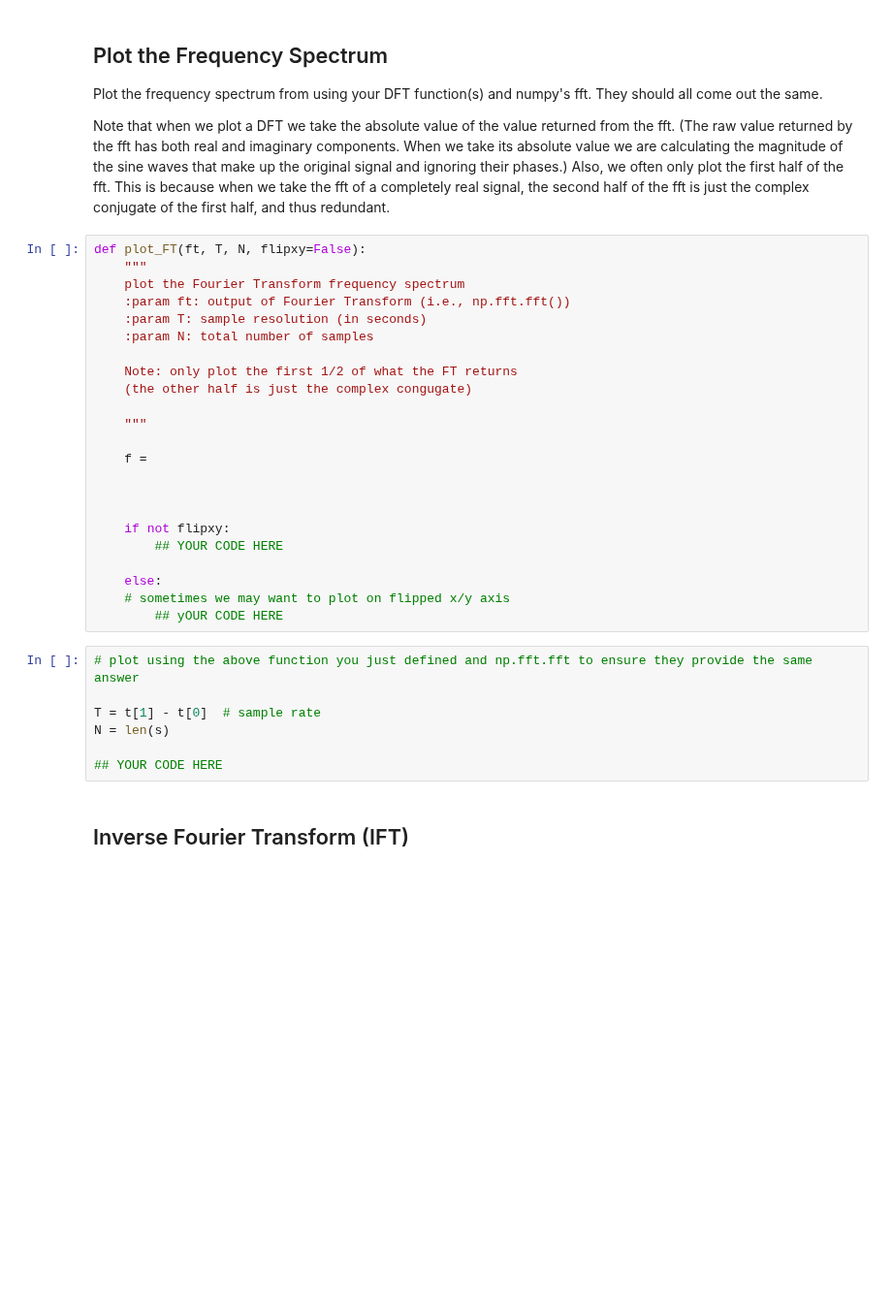
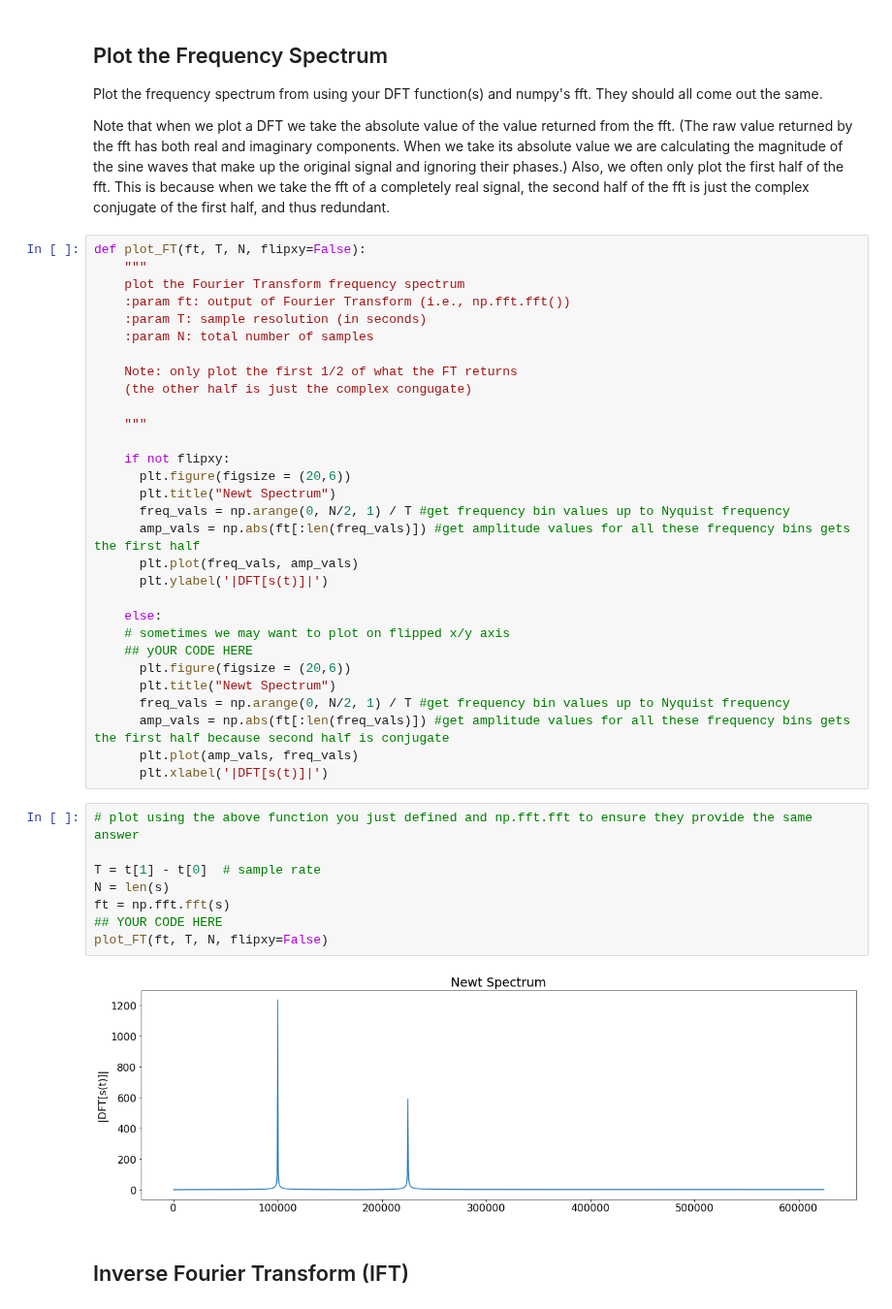
Before and after one commit to anaaparamesh/Week2_Public, a Jupyter notebook: Notebooks/03_FourierTransforms/FourierTransforms_Exercises.ipynb, the cells around one changed output. Shown at 97% size. Cells and saved outputs as stored; diff of their text form; blank space fills up the shorter version.

```diff
--- a/Notebooks/03_FourierTransforms/FourierTransforms_Exercises.ipynb
+++ b/Notebooks/03_FourierTransforms/FourierTransforms_Exercises.ipynb
@@ -86,23 +129,33 @@ def plot_FT(ft, T, N, flipxy=False):
 
     """
 
-    f =
-
-
-
     if not flipxy:
-        ## YOUR CODE HERE
+      plt.figure(figsize = (20,6))
+      plt.title("Newt Spectrum")
+      freq_vals = np.arange(0, N/2, 1) / T #get frequency bin values up to Nyquist frequency
+      amp_vals = np.abs(ft[:len(freq_vals)]) #get amplitude values for all these frequency bins gets the first half
+      plt.plot(freq_vals, amp_vals)
+      plt.ylabel('|DFT[s(t)]|')
 
     else:
     # sometimes we may want to plot on flipped x/y axis
-        ## yOUR CODE HERE
+    ## yOUR CODE HERE
+      plt.figure(figsize = (20,6))
+      plt.title("Newt Spectrum")
+      freq_vals = np.arange(0, N/2, 1) / T #get frequency bin values up to Nyquist frequency
+      amp_vals = np.abs(ft[:len(freq_vals)]) #get amplitude values for all these frequency bins gets the first half because second half is conjugate
+      plt.plot(amp_vals, freq_vals)
+      plt.xlabel('|DFT[s(t)]|')
 # %%
 # plot using the above function you just defined and np.fft.fft to ensure they provide the same answer
 
 T = t[1] - t[0]  # sample rate
 N = len(s)
-
+ft = np.fft.fft(s)
 ## YOUR CODE HERE
+plot_FT(ft, T, N, flipxy=False)
+# %% [output]
+[figure, added]
 # %% [markdown]
 ## Inverse Fourier Transform (IFT)
 # %% [markdown]
```
Also changed, not shown: parts of 17 cells of this notebook.
